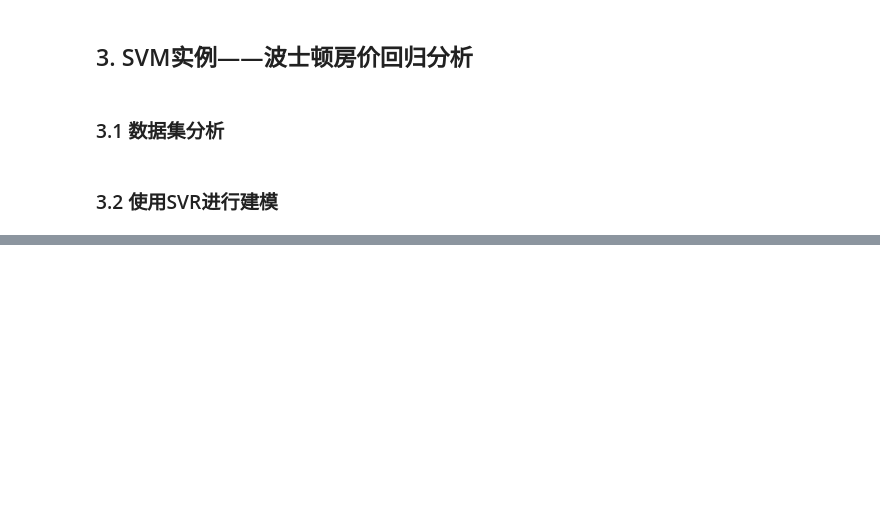
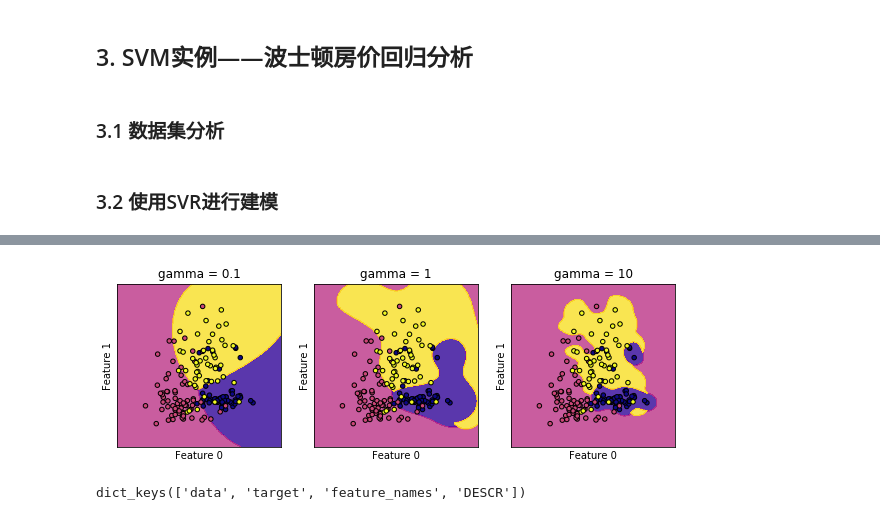
Before and after one commit to ouxinyu/Teaching, a Jupyter notebook: MachineLearning/Notebooks/Ch07-SVM.ipynb, the cells around one changed output, grey strips where cells are left out. Saved outputs shown, nothing was run; the diff lists cells and outputs as text; code cells hidden in the pictures; blank space fills up the shorter version.

```diff
--- a/MachineLearning/Notebooks/Ch07-SVM.ipynb
+++ b/MachineLearning/Notebooks/Ch07-SVM.ipynb
@@ -26,0 +151,41 @@
+# %%
+C = 1.0  # SVM 正则化参数
+models = (svm.SVC(kernel='rbf', gamma=0.1, C=C),
+          svm.SVC(kernel='rbf', gamma=1, C=C),
+          svm.SVC(kernel='rbf', gamma=10, C=C))
+models = (clf.fit(X, y) for clf in models)
+
+
+titles = ('gamma = 0.1',
+          'gamma = 1',
+          'gamma = 10',
+          )
+
+
+fig, sub = plt.subplots(1, 3,figsize = (10,3))
+#plt.subplots_adjust(wspace=0.8, hspace=0.2)
+
+X0, X1 = X[:, 0], X[:, 1]
+xx, yy = make_meshgrid(X0, X1)
+
+for clf, title, ax in zip(models, titles, sub.flatten()):
+    plot_contours(ax, clf, xx, yy,
+                  cmap=plt.cm.plasma, alpha=0.8)
+    ax.scatter(X0, X1, c=y, cmap=plt.cm.plasma, s=20, edgecolors='k')
+    ax.set_xlim(xx.min(), xx.max())
+    ax.set_ylim(yy.min(), yy.max())
+    ax.set_xlabel('Feature 0')
+    ax.set_ylabel('Feature 1')
+    ax.set_xticks(())
+    ax.set_yticks(())
+    ax.set_title(title)
+
+plt.show()
+# %% [output]
+[figure, added]
+# %%
+from sklearn.datasets import load_boston
+boston = load_boston()
+print(boston.keys())
+# %% [output]
+dict_keys(['data', 'target', 'feature_names', 'DESCR'])
```
Also changed, not shown: parts of 12 cells of this notebook, 24 other files.
